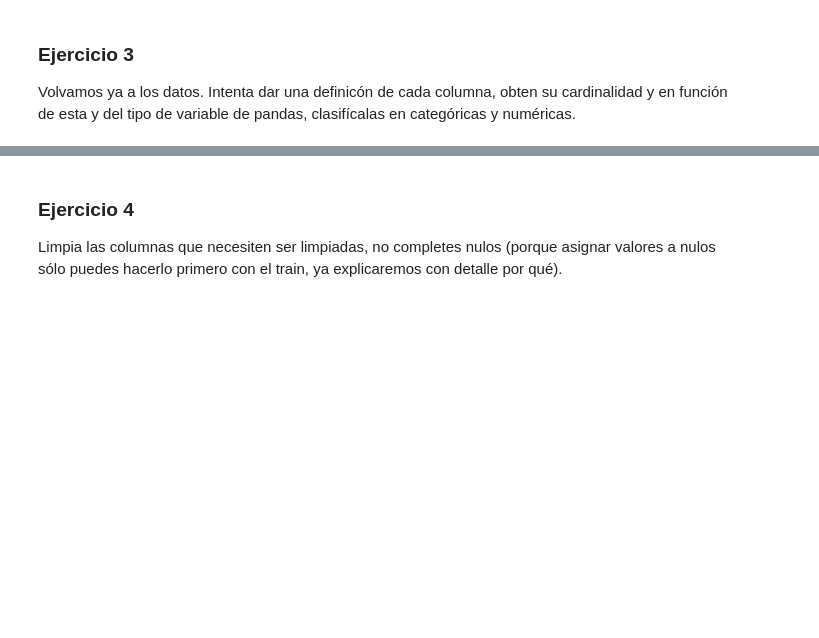
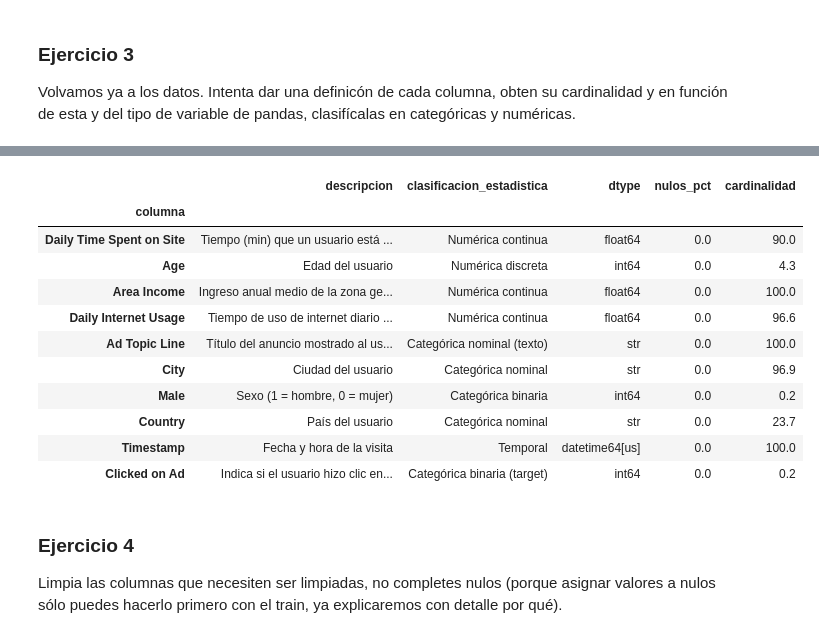
Before and after one commit to MHHsim/DS-Online-Marta-Harana, a Jupyter notebook: 04_Machine_Learning/Sprint_09/Unidad_02_ML_Introduccion/02_Ejercicios_Workout/13_Ejercicios_Proceso_Datos.ipynb, the cells around one changed output, grey strips where cells are left out. Drawn from its saved outputs; the diff is of its cells as text; code cells hidden in the pictures; blank space fills up the shorter version.

```diff
--- a/04_Machine_Learning/Sprint_09/Unidad_02_ML_Introduccion/02_Ejercicios_Workout/13_Ejercicios_Proceso_Datos.ipynb
+++ b/04_Machine_Learning/Sprint_09/Unidad_02_ML_Introduccion/02_Ejercicios_Workout/13_Ejercicios_Proceso_Datos.ipynb
@@ -35,3 +147,63 @@ Volvamos ya a los datos. Intenta dar una definicón de cada columna, obten su ca
+# %%
+# Generación del data dictionary automático
+data_dict = pd.DataFrame({
+    'columna': df.columns,
+    'dtype': df.dtypes.values,
+    'nulos_pct': (df.isnull().mean() * 100).round(1).values,
+    'cardinalidad': df.nunique()/len(df)*100
+})
+
+# Descripción de las variables
+descripciones_dict = {
+    'Daily Time Spent on Site': 'Tiempo (min) que un usuario está en la web',
+    'Age': 'Edad del usuario',
+    'Area Income': 'Ingreso anual medio de la zona geográfica',
+    'Daily Internet Usage': 'Tiempo de uso de internet diario (min)',
+    'Ad Topic Line': 'Título del anuncio mostrado al usuario',
+    'City': 'Ciudad del usuario',
+    'Male': 'Sexo (1 = hombre, 0 = mujer)',
+    'Country': 'País del usuario',
+    'Timestamp': 'Fecha y hora de la visita',
+    'Clicked on Ad': 'Indica si el usuario hizo clic en el anuncio'
+}
+
+# Clasificación estadística
+tipo_dict = {
+    'Daily Time Spent on Site': 'Numérica continua',
+    'Age': 'Numérica discreta',
+    'Area Income': 'Numérica continua',
+    'Daily Internet Usage': 'Numérica continua',
+    'Ad Topic Line': 'Categórica nominal (texto)',
+    'City': 'Categórica nominal',
+    'Male': 'Categórica binaria',
+    'Country': 'Categórica nominal',
+    'Timestamp': 'Temporal',
+    'Clicked on Ad': 'Categórica binaria (target)'
+}
+
+# Mapeo
+data_dict['descripcion'] = data_dict['columna'].map(descripciones_dict)
+data_dict['clasificacion_estadistica'] = data_dict['columna'].map(tipo_dict)
+
+# Reordenar columnas
+data_dict = data_dict[['columna', 'descripcion', 'clasificacion_estadistica', 'dtype', 'nulos_pct', 'cardinalidad']]
+
+# Rerganizar el indice
+data_dict = data_dict.set_index("columna")
+display(data_dict)
+# %% [output]
+|  | descripcion | clasificacion_estadistica | dtype | nulos_pct | cardinalidad |
+| columna |  |  |  |  |  |
+| Daily Time Spent on Site | Tiempo (min) que un usuario está ... | Numérica continua | float64 | 0.0 | 90.0 |
+| Age | Edad del usuario | Numérica discreta | int64 | 0.0 | 4.3 |
+| Area Income | Ingreso anual medio de la zona ge... | Numérica continua | float64 | 0.0 | 100.0 |
+| Daily Internet Usage | Tiempo de uso de internet diario ... | Numérica continua | float64 | 0.0 | 96.6 |
+| Ad Topic Line | Título del anuncio mostrado al us... | Categórica nominal (texto) | str | 0.0 | 100.0 |
+| City | Ciudad del usuario | Categórica nominal | str | 0.0 | 96.9 |
+| Male | Sexo (1 = hombre, 0 = mujer) | Categórica binaria | int64 | 0.0 | 0.2 |
+| Country | País del usuario | Categórica nominal | str | 0.0 | 23.7 |
+| Timestamp | Fecha y hora de la visita | Temporal | datetime64[us] | 0.0 | 100.0 |
+| Clicked on Ad | Indica si el usuario hizo clic en... | Categórica binaria (target) | int64 | 0.0 | 0.2 |
 # %% [markdown]
 ### Ejercicio 4
 
```
Also changed, not shown: parts of 16 cells of this notebook.
